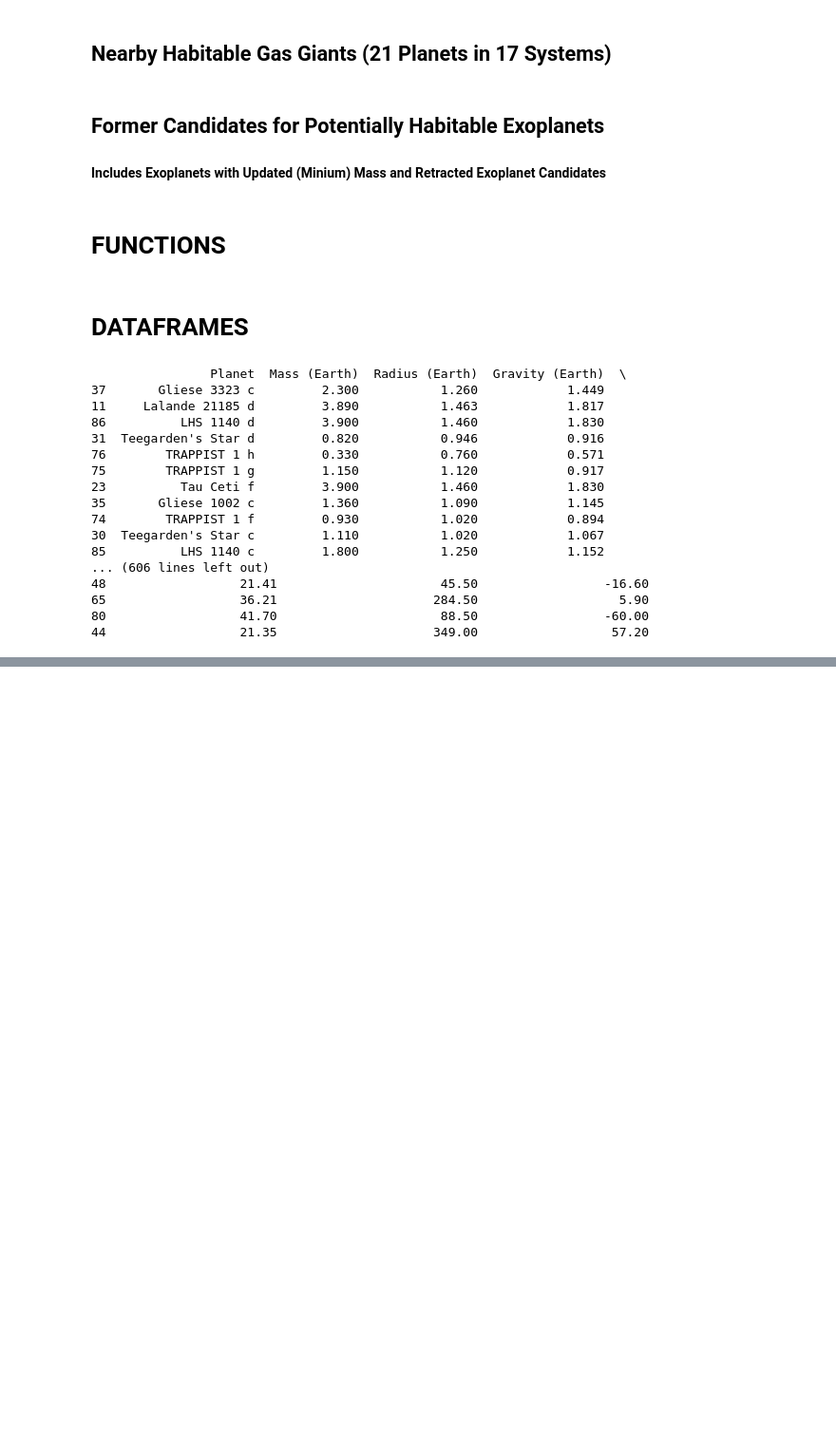
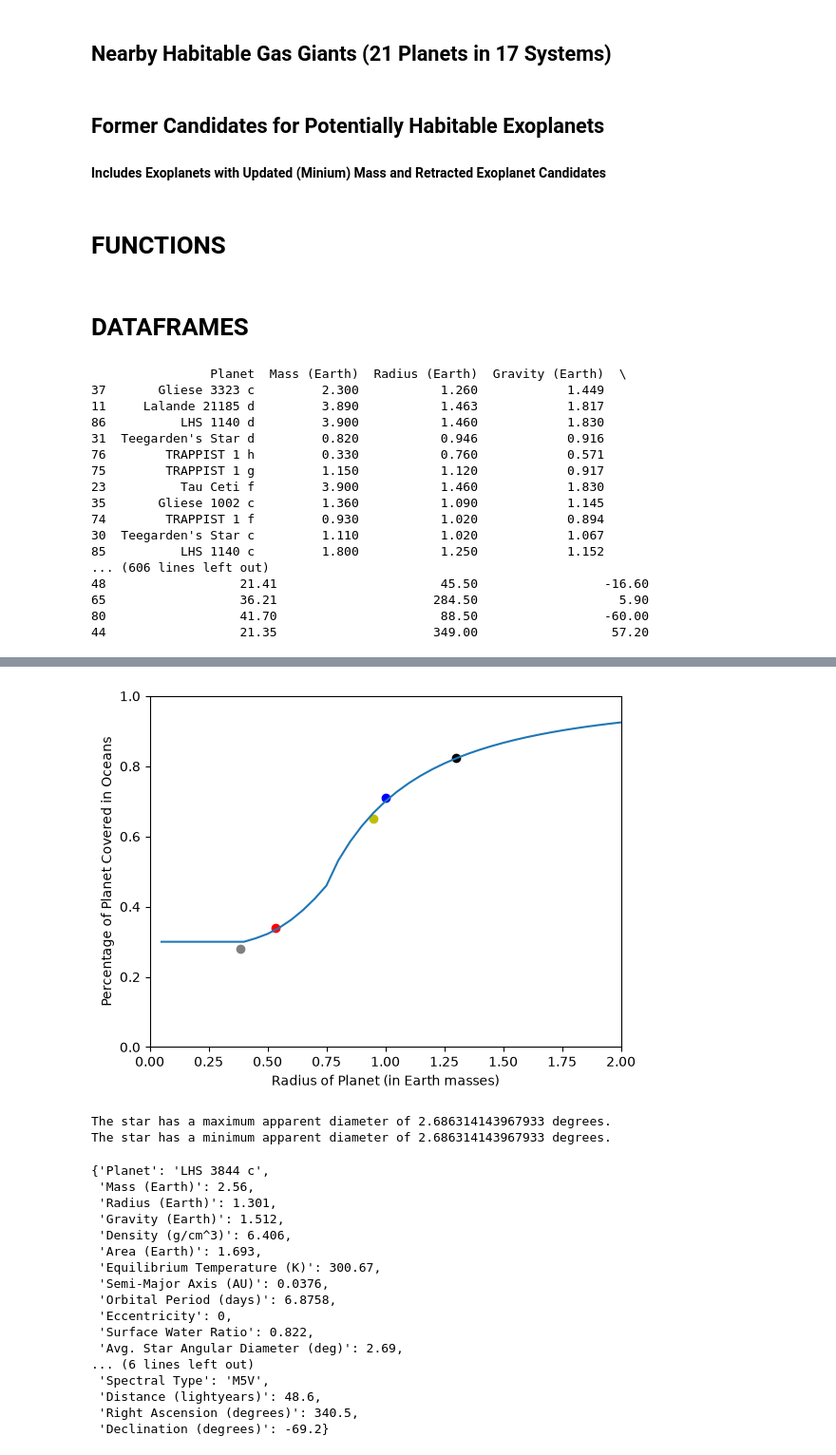
Before and after one commit to nerdalien/Nearby_Habitable_Exoplanets, a Jupyter notebook: Nearby Habitable Exoplanets Data.ipynb, the cells around one changed output, grey strips where cells are left out. Shown at 95% size. Drawn from its saved outputs; the diff is of its cells as text; code cells hidden in the pictures; blank space fills up the shorter version.

```diff
--- a/Nearby Habitable Exoplanets Data.ipynb
+++ b/Nearby Habitable Exoplanets Data.ipynb
@@ -445,36 +447,35 @@ def mass_or_radius(value, given = 'mass', status = 1):
     """
     Objective: Determine the radius or mass of a planet as well as resulting gravity and density.
     Parameters:
-        -value: float mass of planet (in Earth masses) or radius of planet (in Earth radii)
-        -given: str denoting value as mass or radius
-        -status: int classification of planet type, where
+        -value: float mass of planet (in Earth masses) * OR * float radius of planet (in Earth radii)
+        -given: str denoting value as mass or radius (default = mass)
+        -status: int classification of planet type (default = 1), where
             0 -> sub-planetary mass
             1 -> terrestrial planet
             2 -> neptunian planet
             3 -> jovian planet
             4 -> stellar mass
     Returns:
-        -mass: float mass of planet (in Earth masses)
-        *OR*
-        -radius: float radius of planet (in Earth radii)
+        -calculated: float mass of planet (in Earth masses) * OR * float radius of planet (in Earth radii)
         -gravity: float surface gravity of planet (in g's)
         -density: float density of planet (in g/cm^3)
     """
     status_list = [0, 0.28, 0.59, -0.04, 0.88]
     if given == 'mass':
-        radius = math.floor(100 * (value)**status_list[status]) / 100
+        mass = value
+        radius = round((mass)**status_list[status], 3)
         if status in [3,4]:
             radius = 10.973 * radius
-        gravity = math.floor(100 * value / (radius**2)) / 100
-        density = math.floor(551 * value / (radius**3)) / 100
-        return radius, gravity, density
+        calculated = radius
     elif given == 'radius':
-        mass = math.floor(100 * math.pow(value, 1 / status_list[status])) / 100
-        gravity = math.floor(100 * mass / (value**2)) / 100
-        density = math.floor(551 * mass / (value**3)) / 100
-        return mass, gravity, density
+        radius = value
+        mass = round(math.pow(radius, 1 / status_list[status]), 3)
+        calculated = mass
     else:
         return
+    gravity = round(mass / (radius**2), 3)
+    density = round(5.51 * mass / (radius**3), 3)
+    return calculated, gravity, density
 # %%
 def sun_apparent_size(starRadius, semi_major_axis, eccentricity, unitsDegrees = False):
     """
@@ -521,8 +522,8 @@ def dist_L1(starMass, planetMass, semi_major_axis, unitsAU = True):
         -dist_L1: float distance of L1 Lagrange point from planet
     """
     dist_L1 = (semi_major_axis**3 * (planetMass * 5.98E+24) / (3 * starMass * 1.99E+30))**(1./3)
-    dist_L1 = dist_L1 if unitsAU == True else dist_L1 * 1.5E+8
-    return math.floor(100 * dist_L1) / 100
+    dist_L1 = dist_L1 if unitsAU == True else round(dist_L1 * 1.5E+8)
+    return dist_L1
 # %%
 def max_ocean_surface_area(planetRadius):
     """
@@ -596,9 +597,9 @@ def create_dictionary(name, planetMass, planetRadius, semi_major_axis, orbital_p
 
     df = {}
     if planetMass == 0 and planetRadius != 0:
-        planetMass, gravity, density = mass_or_radius(planetRadius)
+        planetMass, gravity, density = mass_or_radius(planetRadius, "radius", 1)
     else:
-        planetRadius, gravity, density = mass_or_radius(planetMass)
+        planetRadius, gravity, density = mass_or_radius(planetMass, "mass", 1)
 
     temp = equilibrium_temp(starTemp, starRadius, semi_major_axis)
     water = max_ocean_surface_area(planetRadius)
@@ -607,9 +608,9 @@ def create_dictionary(name, planetMass, planetRadius, semi_major_axis, orbital_p
     escape = escape_velocity(planetMass, planetRadius)
 
     df.update({"Planet": name}), df.update({"Mass (Earth)": planetMass}), df.update({"Radius (Earth)": planetRadius}), df.update({"Gravity (Earth)": gravity}),
-    df.update({"Density (g/cm^3)": density}), df.update({"Area (Earth)": planetRadius**2}), df.update({"Equilibrium Temperature (K)": temp}),
+    df.update({"Density (g/cm^3)": density}), df.update({"Area (Earth)": round(planetRadius**2,3)}), df.update({"Equilibrium Temperature (K)": temp}),
     df.update({"Semi-Major Axis (AU)": semi_major_axis}), df.update({"Orbital Period (days)": orbital_period}), df.update({"Eccentricity": eccentricity}),
-    df.update({"Surface Water Ratio": water}), df.update({"Avg. Star Angular Diamter (deg)": sky}), df.update({"L1 Distance (km)": dist}),
+    df.update({"Surface Water Ratio": water}), df.update({"Avg. Star Angular Diameter (deg)": sky}), df.update({"L1 Distance (km)": dist}),
     df.update({"Escape Velocity (km/s)": escape}), df.update({"Star": starName}), df.update({"Star Mass (sun)": starMass}), df.update({"Star Radius (sun)": starRadius})
     df.update({"Star Temperature (K)": starTemp}), df.update({"Spectral Type": starType}), df.update({"Distance (lightyears)": distance}),
     df.update({"Right Ascension (degrees)": right_ascension}), df.update({"Declination (degrees)": declination})
@@ -704,0 +683,23 @@ The star has a minimum apparent diameter of 0.5407310967394133 degrees.
+# %%
+create_dictionary("LHS 3844 c", 2.56, 0, 0.0376, 6.8758, 0, "LHS 3844", 0.150, 0.190, 3036, "M5V", 48.60, 340.5, -69.2)
+# %% [output]
+[figure, added]
+The star has a maximum apparent diameter of 2.686314143967933 degrees.
+The star has a minimum apparent diameter of 2.686314143967933 degrees.
+{'Planet': 'LHS 3844 c',
+ 'Mass (Earth)': 2.56,
+ 'Radius (Earth)': 1.301,
+ 'Gravity (Earth)': 1.512,
+ 'Density (g/cm^3)': 6.406,
+ 'Area (Earth)': 1.693,
+ 'Equilibrium Temperature (K)': 300.67,
+ 'Semi-Major Axis (AU)': 0.0376,
+ 'Orbital Period (days)': 6.8758,
+ 'Eccentricity': 0,
+ 'Surface Water Ratio': 0.822,
+ 'Avg. Star Angular Diameter (deg)': 2.69,
+... (6 lines left out)
+ 'Spectral Type': 'M5V',
+ 'Distance (lightyears)': 48.6,
+ 'Right Ascension (degrees)': 340.5,
+ 'Declination (degrees)': -69.2}
```
Also changed, not shown: parts of 6 cells of this notebook.
